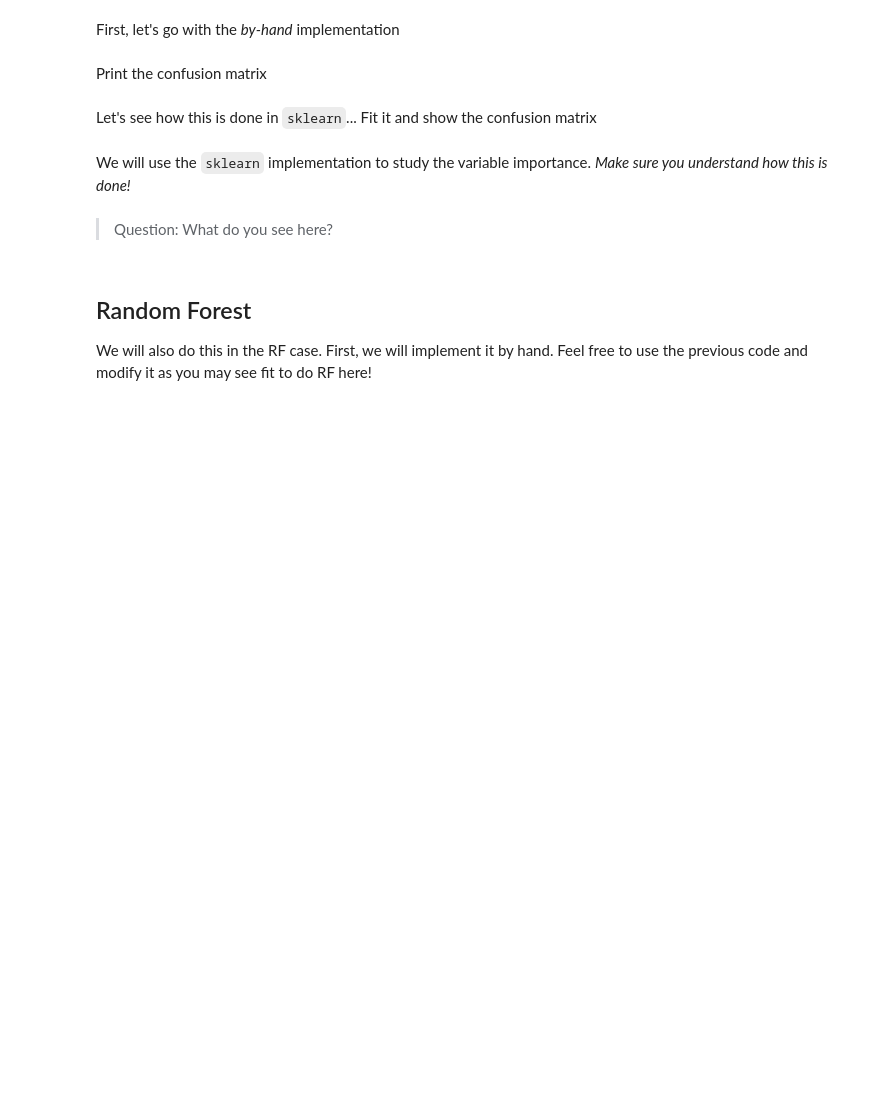
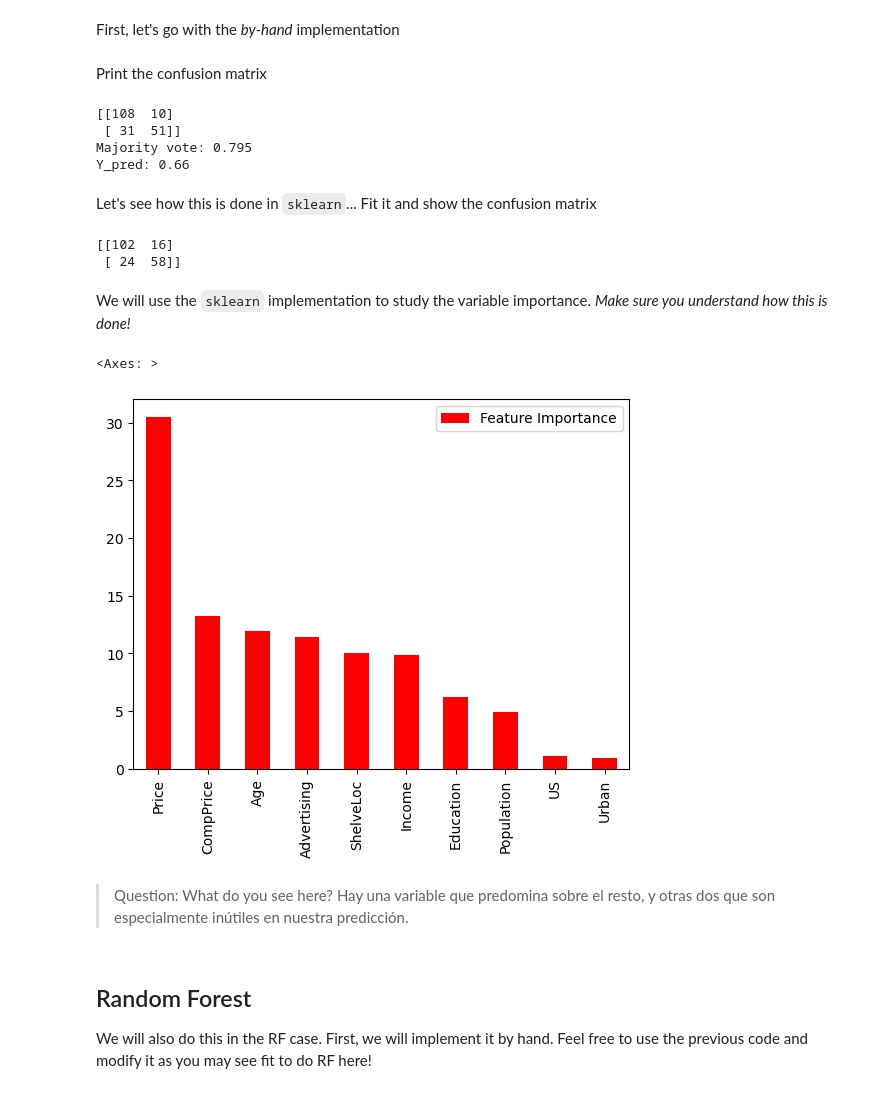
Before and after one commit to ICAI-IMAT-ML/p2-8-berasteguip, a Jupyter notebook: notebook/Lab2_8_Trees.ipynb, the cells around one changed output. Cells and saved outputs as stored; diff of their text form; code cells hidden in the pictures; blank space fills up the shorter version.

```diff
--- a/notebook/Lab2_8_Trees.ipynb
+++ b/notebook/Lab2_8_Trees.ipynb
@@ -379,2 +422,11 @@ Print the confusion matrix
+# %%
+print(confusion_matrix(y_test, majority_vote))
+print(f'Majority vote: {np.mean(y_test == majority_vote)}')
+print(f'Y_pred: {np.mean(y_test == y_pred)}')
+# %% [output]
+[[108  10]
+ [ 31  51]]
+Majority vote: 0.795
+Y_pred: 0.66
 # %% [markdown]
 Let's see how this is done in `sklearn`... Fit it and show the confusion matrix
@@ -391,10 +433,27 @@ bagging_pred = bagging.predict(None)
+# %%
+bagging = BaggingClassifier(random_state=0)
+
+bagging.fit(X_train, y_train)
+
+
+bagging_pred = bagging.predict(X_test)
+
+print(confusion_matrix(y_test, bagging_pred))
+# %% [output]
+[[102  16]
+ [ 24  58]]
 # %% [markdown]
 We will use the `sklearn` implementation to study the variable importance. *Make sure you understand how this is done!*
 # %%
-bagging_featureImportance = pd.DataFrame({'Feature Importance':bagging.feature_importances_*100},index = X.columns)
+feature_importances = np.mean([tree.feature_importances_ for tree in bagging.estimators_], axis=0)
+
+bagging_featureImportance = pd.DataFrame({'Feature Importance': feature_importances * 100}, index=X.columns)
 bagging_featureImportance.sort_values('Feature Importance', ascending=False).plot(kind='bar', color='red')
+# %% [output]
+<Axes: >
+[figure, added]
-# %% [markdown]
-> Question: What do you see here?
+# %% [markdown]
+> Question: What do you see here? Hay una variable que predomina sobre el resto, y otras dos que son especialmente inútiles en nuestra predicción.
 # %% [markdown]
 ## Random Forest
 
```
Also changed, not shown: parts of 26 cells of this notebook.
